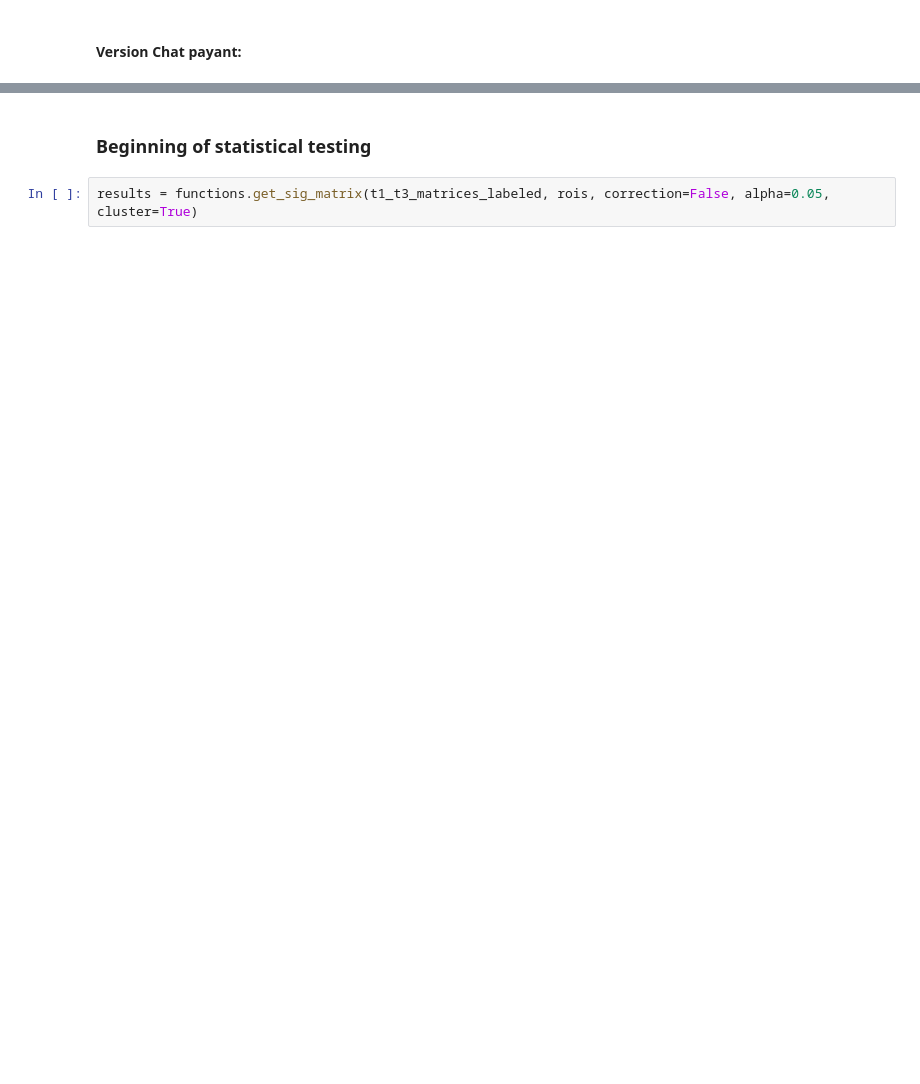
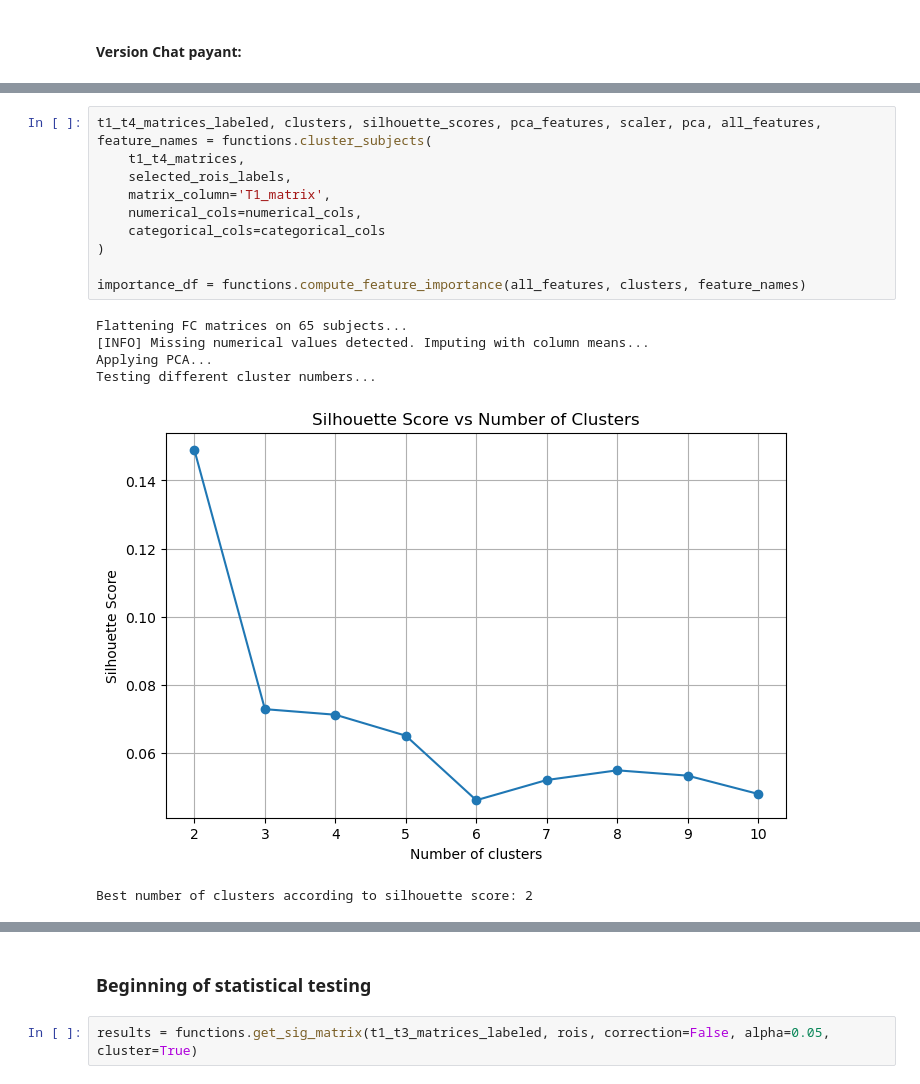
Before and after one commit to maylismlr/uphummel_MA4, a Jupyter notebook: clustering.ipynb, the cells around one changed output, grey strips where cells are left out. Saved outputs shown, nothing was run; the diff lists cells and outputs as text; blank space fills up the shorter version.

```diff
--- a/clustering.ipynb
+++ b/clustering.ipynb
@@ -159,0 +157,17 @@ Error:
+# %%
+t1_t4_matrices_labeled, clusters, silhouette_scores, pca_features, scaler, pca, all_features, feature_names = functions.cluster_subjects(
+    t1_t4_matrices,
+    selected_rois_labels,
+    matrix_column='T1_matrix',
+    numerical_cols=numerical_cols,
+    categorical_cols=categorical_cols
+)
+
+importance_df = functions.compute_feature_importance(all_features, clusters, feature_names)
+# %% [output]
+Flattening FC matrices on 65 subjects...
+[INFO] Missing numerical values detected. Imputing with column means...
+Applying PCA...
+Testing different cluster numbers...
+[figure, added]
+Best number of clusters according to silhouette score: 2
```
Also changed, not shown: parts of 21 cells of this notebook, 2 other files.
